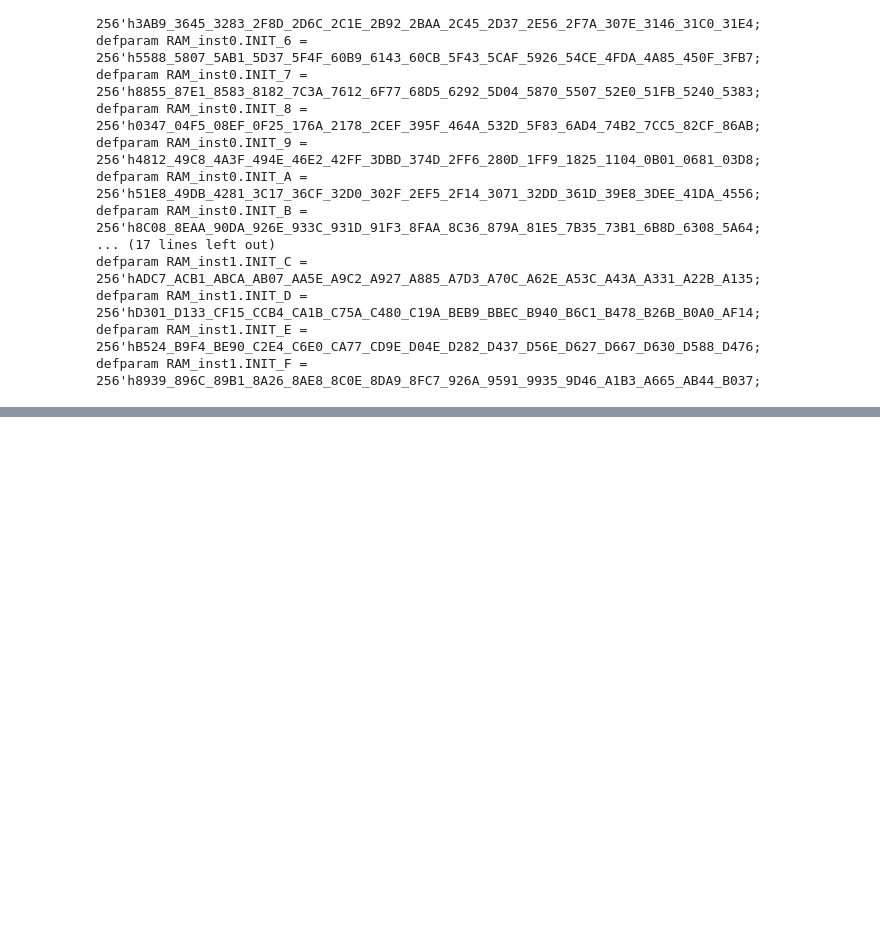
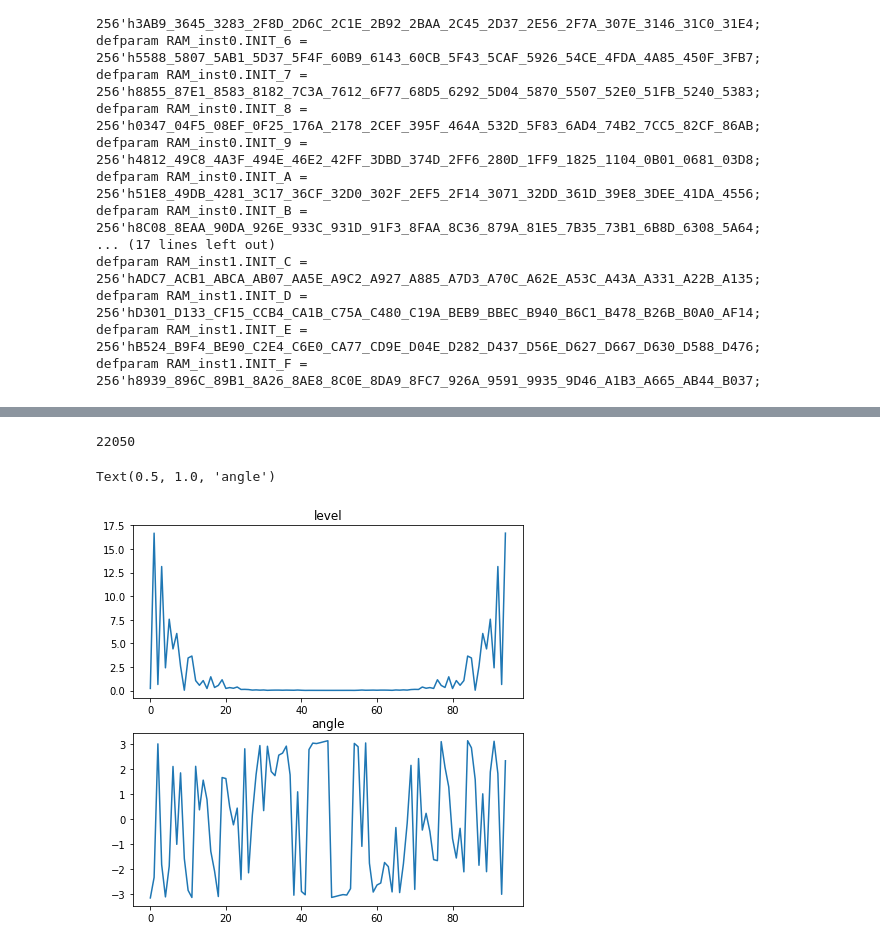
Before and after one commit to arockyu/python_beginner, a Jupyter notebook: memdata.ipynb, the cells around one changed output, grey strips where cells are left out. Saved outputs shown, nothing was run; the diff lists cells and outputs as text; code cells hidden in the pictures; blank space fills up the shorter version.

```diff
--- a/memdata.ipynb
+++ b/memdata.ipynb
@@ -701,0 +754,21 @@ defparam RAM_inst1.INIT_F = 256'h8939_896C_89B1_8A26_8AE8_8C0E_8DA9_8FC7_926A_95
+# %%
+samplerate
+# %% [output]
+22050
+# %%
+spectrum_data=fft.fft(target_wav_data[1],95)
+
+spectrum=np.ndarray((3,spectrum_data.shape[0]),dtype=float)
+spectrum[0]=np.linspace(0,samplerate,spectrum_data.shape[0])
+spectrum[1]=np.abs(spectrum_data)
+spectrum[2]=np.angle(spectrum_data)
+
+fig, axs = plt.subplots(2, 1,figsize=[7.,7.])   #2x1のマルチっプロットの作成
+
+axs[0].plot(spectrum[1])
+axs[0].set_title("level")
+axs[1].plot(spectrum[2])
+axs[1].set_title("angle")
+# %% [output]
+Text(0.5, 1.0, 'angle')
+[figure, added]
```
Also changed, not shown: parts of 23 cells of this notebook, 8 other files.
